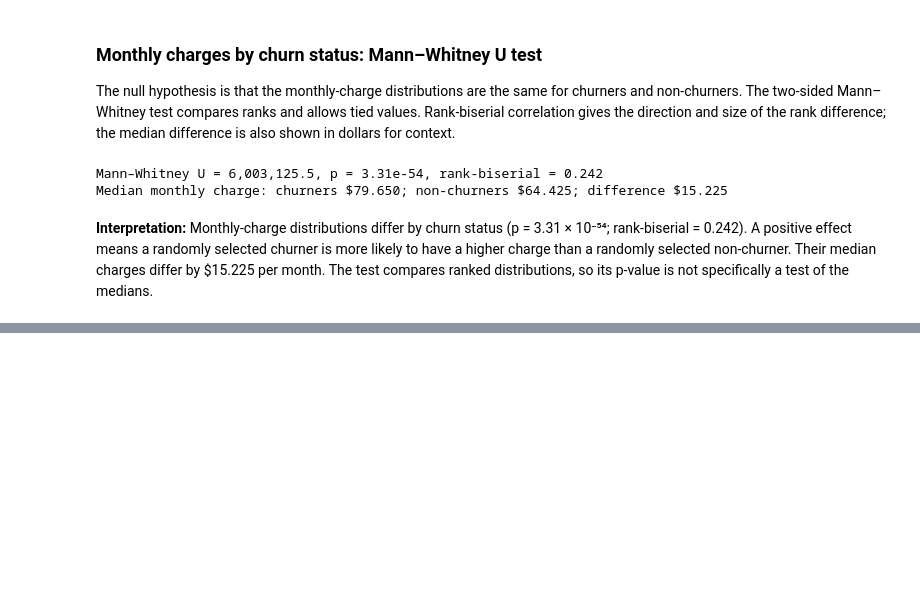
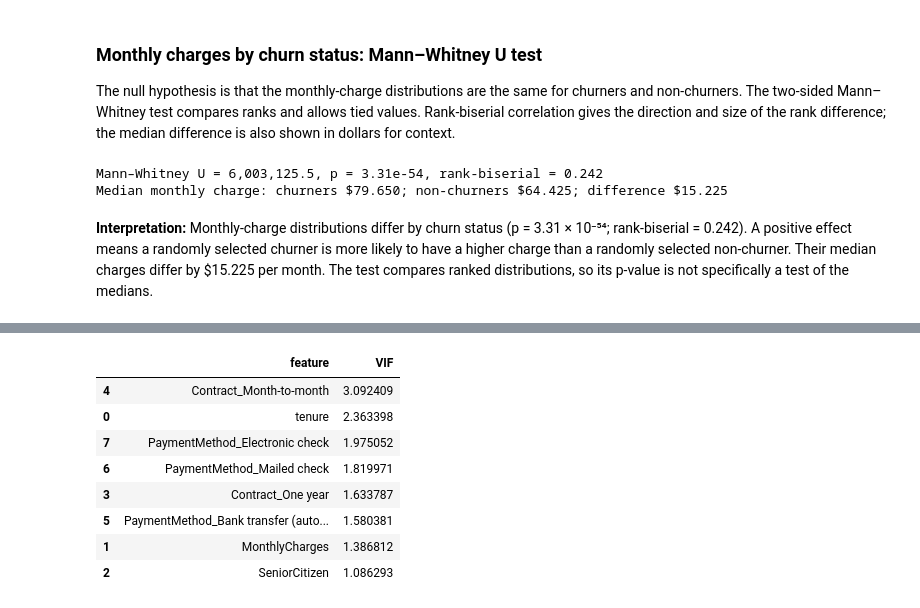
Before and after one commit to adhil-51006/telco-churn-analysis, a Jupyter notebook: churn_analysis.ipynb, the cells around one changed output, grey strips where cells are left out. Cells and saved outputs as stored; diff of their text form; code cells hidden in the pictures; blank space fills up the shorter version.

```diff
--- a/churn_analysis.ipynb
+++ b/churn_analysis.ipynb
@@ -269,0 +290,31 @@ Median monthly charge: churners $79.650; non-churners $64.425; difference $15.22
+# %%
+import statsmodels.api as sm
+from statsmodels.stats.outliers_influence import variance_inflation_factor
+
+category_levels = {
+    "Contract": ["Two year", "One year", "Month-to-month"],
+    "PaymentMethod": ["Credit card (automatic)", "Bank transfer (automatic)", "Mailed check", "Electronic check"],
+}
+for column, levels in category_levels.items():
+    X_train[column] = pd.Categorical(X_train[column], categories=levels)
+    X_test[column] = pd.Categorical(X_test[column], categories=levels)
+    assert X_train[column].notna().all() and X_test[column].notna().all()
+
+X_train_encoded = pd.get_dummies(X_train, drop_first=True, dtype=float)
+X_test_encoded = pd.get_dummies(X_test, drop_first=True, dtype=float).reindex(columns=X_train_encoded.columns, fill_value=0)
+design_train = sm.add_constant(X_train_encoded)
+vif = pd.DataFrame({
+    "feature": X_train_encoded.columns,
+    "VIF": [variance_inflation_factor(design_train.to_numpy(), i) for i in range(1, design_train.shape[1])],
+}).sort_values("VIF", ascending=False)
+display(vif)
+# %% [output]
+|  | feature | VIF |
+| 4 | Contract_Month-to-month | 3.092409 |
+| 0 | tenure | 2.363398 |
+| 7 | PaymentMethod_Electronic check | 1.975052 |
+| 6 | PaymentMethod_Mailed check | 1.819971 |
+| 3 | Contract_One year | 1.633787 |
+| 5 | PaymentMethod_Bank transfer (auto... | 1.580381 |
+| 1 | MonthlyCharges | 1.386812 |
+| 2 | SeniorCitizen | 1.086293 |
```
Also changed, not shown: parts of 8 cells of this notebook.
